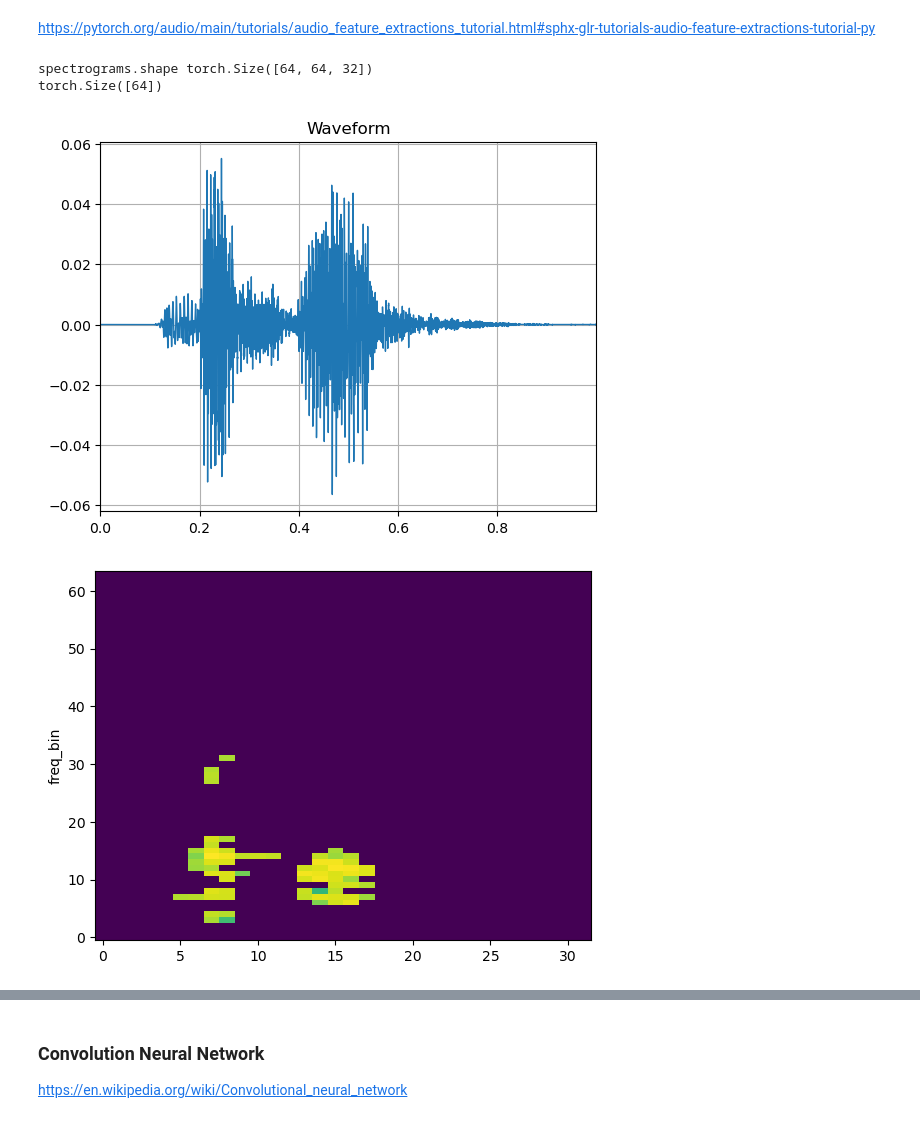
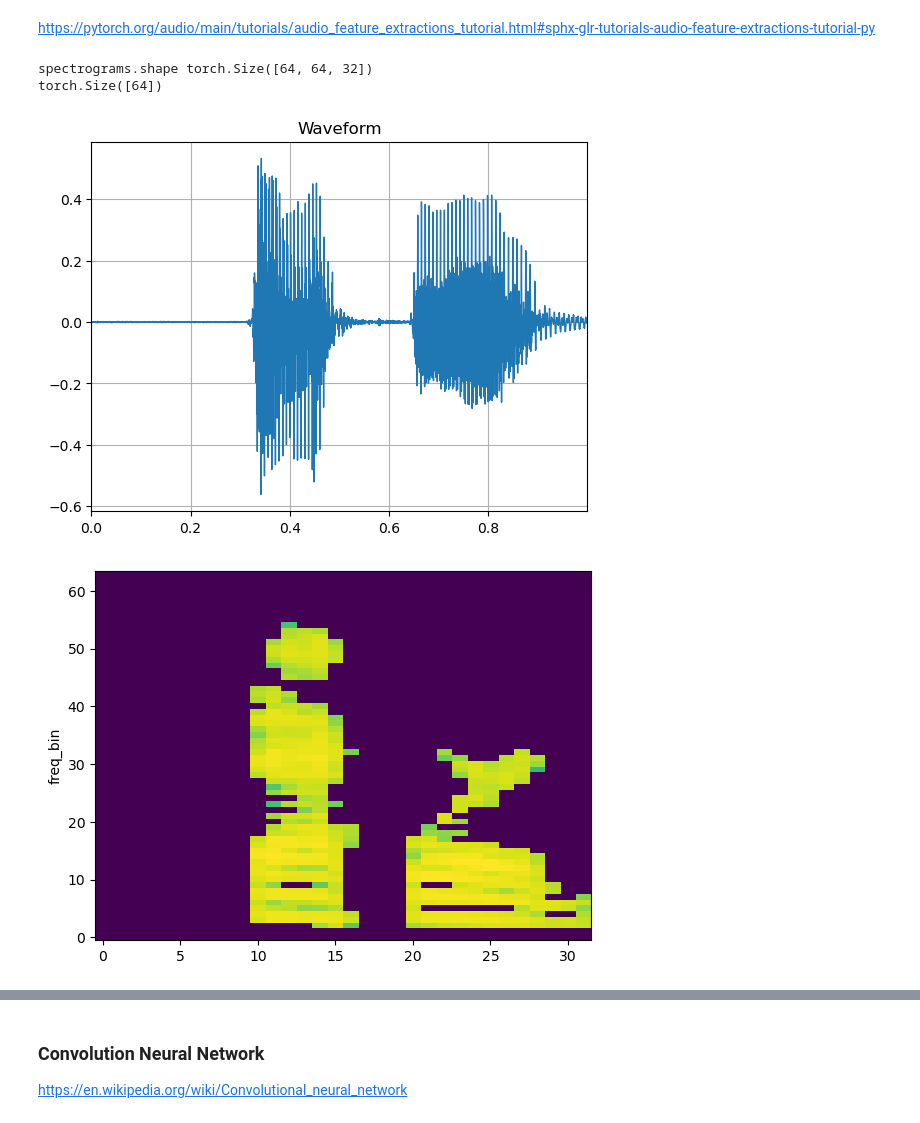
Before and after one commit to TylerDeBruin/ConvolutionNeuralNetwork_Command_Text_Recognition, a Jupyter notebook: speech_commands/CS4964-Final.ipynb, the cells around one changed output, grey strips where cells are left out. Drawn from its saved outputs; the diff is of its cells as text; code cells hidden in the pictures.

```diff
--- a/speech_commands/CS4964-Final.ipynb
+++ b/speech_commands/CS4964-Final.ipynb
@@ -195,19 +201,23 @@ def preprocess_audio(row):
     #print('melSpectrogram', melSpectrogram.shape, 'melSpectrogramDenoised', melSpectrogramDenoised.shape, 'melSpectrogram.size(1)', melSpectrogram.size(1))
     #Pad all of the Spectograms to 32
     if melSpectrogram.size(2) < 32:
-        # Pad the spectrogram
         pad_amount = 32 - melSpectrogram.size(2)
         melSpectrogram = F.pad(melSpectrogram, (0, pad_amount))
     elif melSpectrogram.size(2) > 32:
-        # Truncate the spectrogram
         melSpectrogram = melSpectrogram[:, :, :32]
 
 
-        #DENOISING
+    #DENOISING
     #denoisedWaveform = torch.from_numpy(wiener(waveform.squeeze().numpy(), mysize=254)).to(torch.float32).unsqueeze(0)
+    curatedWaveform = waveform.squeeze()
+
+    min_val = torch.min(curatedWaveform)
+    max_val = torch.max(curatedWaveform)
+    if max_val > min_val:
+        curatedWaveform = (curatedWaveform - min_val) / (max_val - min_val)
 
     denoisedWaveform = denoise_wavelet(
-        waveform.squeeze().numpy(),
+        curatedWaveform.numpy(),
         channel_axis=None,
         method='BayesShrink',
         mode='soft',
@@ -219,16 +229,19 @@ def preprocess_audio(row):
     melSpectrogramDenoised = melSpectrogramTransformer(denoisedWaveform)
 
     if melSpectrogramDenoised.size(2) < 32:
-        # Pad the spectrogram
         pad_amount = 32 - melSpectrogramDenoised.size(2)
         melSpectrogramDenoised = F.pad(melSpectrogramDenoised, (0, pad_amount))
     elif melSpectrogramDenoised.size(2) > 32:
-        # Truncate the spectrogram
         melSpectrogramDenoised = melSpectrogramDenoised[:, :, :32]
 
     amplitudeToDB = T.AmplitudeToDB()
 
-    result = {'spectrogram': amplitudeToDB(melSpectrogram).squeeze(0), 'spectrogramDenoised': amplitudeToDB(melSpectrogramDenoised).squeeze(0), 'label': row['label'] }
+    result = {
+        'spectrogram': amplitudeToDB(melSpectrogram).squeeze(0),
+        'spectrogramDenoised': amplitudeToDB(melSpectrogramDenoised).squeeze(0),
+        'label': row['label'],
+        'key': row['file']
+    }
 
     return result
 # %%
@@ -239,11 +252,13 @@ Parameter 'function'=<function preprocess_audio at 0x...> of the transform datas
 def collate(batch):
     spectrograms = torch.stack([item['spectrogram'] for item in batch])
     labels = torch.tensor([item['label'] for item in batch])
-    return spectrograms, labels
+    key = [item['key'] for item in batch]
+
+    return spectrograms, labels, key
 # %%
-train_DataLoader = DataLoader(feature_Dataset['train'], batch_size=64, shuffle=True, collate_fn=collate)
-test_DataLoader = DataLoader(feature_Dataset['test'], batch_size=64, shuffle=True, collate_fn=collate)
-validation_DataLoader = DataLoader(feature_Dataset['validation'], batch_size=64, shuffle=True, collate_fn=collate)
+train_DataLoader = DataLoader(feature_Dataset['train'], batch_size=32, shuffle=True, collate_fn=collate)
+test_DataLoader = DataLoader(feature_Dataset['test'], batch_size=32, shuffle=True, collate_fn=collate)
+validation_DataLoader = DataLoader(feature_Dataset['validation'], batch_size=32, shuffle=True, collate_fn=collate)
 # %%
 def collateDenoised(batch):
     spectrograms = torch.stack([item['spectrogramDenoised'] for item in batch])
@@ -277,18 +294,18 @@ def plot_spectrogram(specgram, title=None, ylabel="freq_bin", ax=None):
     ax.set_ylabel(ylabel)
     ax.imshow(librosa.power_to_db(specgram), origin="lower", aspect="auto", interpolation="nearest")
 # %%
-waveForm = feature_Dataset['train'][0]['audio']['array'].unsqueeze(0)
-plot_waveform(waveForm, feature_Dataset['train'][0]['audio']['sampling_rate'])
-plot_spectrogram(preprocess_audio(feature_Dataset['train'][0])['spectrogram'])
+waveForm = feature_Dataset['train'][50]['audio']['array'].unsqueeze(0)
+plot_waveform(waveForm, feature_Dataset['train'][50]['audio']['sampling_rate'])
+plot_spectrogram(preprocess_audio(feature_Dataset['train'][50])['spectrogram'])
 
-for spectrograms, labels in train_DataLoader:
+for spectrograms, labels, key in train_DataLoader:
     print('spectrograms.shape', spectrograms.shape)
     #print('spectrograms', spectrograms)
     print(labels.shape)
     break
 # %% [output]
 spectrograms.shape torch.Size([64, 64, 32])
 torch.Size([64])
-[figure, old version]
+[figure, new version]
-[figure, old version]
+[figure, new version]
 # %%
```
Also changed, not shown: parts of 17 cells of this notebook, 1 other file.
